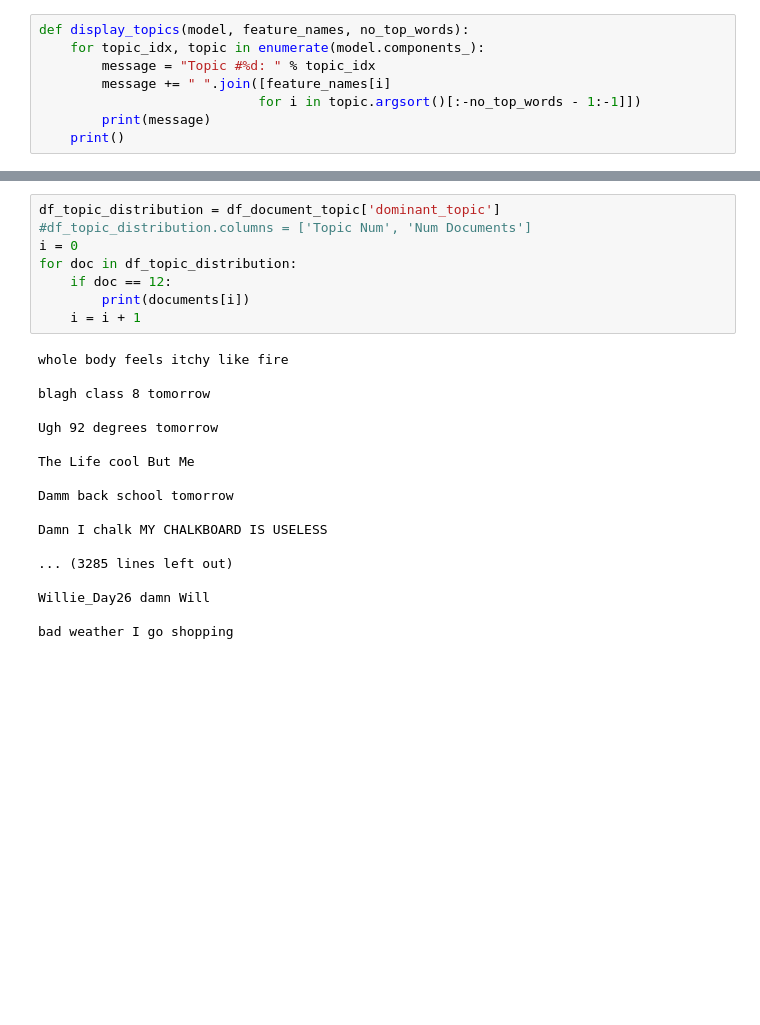
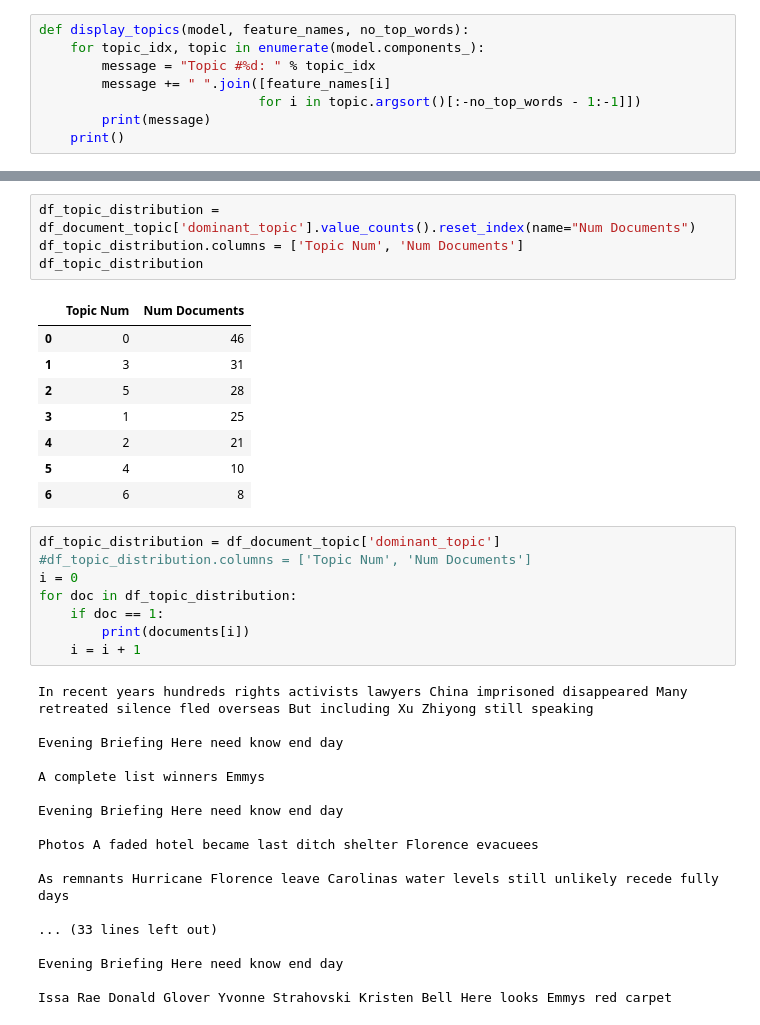
Before and after one commit to lucas-rocha/Twitter-Topics-Identification, a Jupyter notebook: LDA.ipynb, the cells around one changed output, grey strips where cells are left out. Cells and saved outputs as stored; diff of their text form; blank space fills up the shorter version.

```diff
--- a/LDA.ipynb
+++ b/LDA.ipynb
@@ -99,29 +90,42 @@ df_document_topics
+# %%
+df_topic_distribution = df_document_topic['dominant_topic'].value_counts().reset_index(name="Num Documents")
+df_topic_distribution.columns = ['Topic Num', 'Num Documents']
+df_topic_distribution
+# %% [output]
+|  | Topic Num | Num Documents |
+| 0 | 0 | 46 |
+| 1 | 3 | 31 |
+| 2 | 5 | 28 |
+| 3 | 1 | 25 |
+| 4 | 2 | 21 |
+| 5 | 4 | 10 |
+| 6 | 6 | 8 |
 # %%
 df_topic_distribution = df_document_topic['dominant_topic']
 #df_topic_distribution.columns = ['Topic Num', 'Num Documents']
 i = 0
 for doc in df_topic_distribution:
-    if doc == 12:
+    if doc == 1:
         print(documents[i])
     i = i + 1
 # %% [output]
-whole body feels itchy like fire
+In recent years hundreds rights activists lawyers China imprisoned disappeared Many retreated silence fled overseas But including Xu Zhiyong still speaking
 
-blagh class 8 tomorrow
+Evening Briefing Here need know end day
 
-Ugh 92 degrees tomorrow
+A complete list winners Emmys
 
-The Life cool But Me
+Evening Briefing Here need know end day
 
-Damm back school tomorrow
+Photos A faded hotel became last ditch shelter Florence evacuees
 
-Damn I chalk MY CHALKBOARD IS USELESS
+As remnants Hurricane Florence leave Carolinas water levels still unlikely recede fully days
 
-... (3285 lines left out)
+... (33 lines left out)
 
-Willie_Day26 damn Will
+Evening Briefing Here need know end day
 
-bad weather I go shopping
+Issa Rae Donald Glover Yvonne Strahovski Kristen Bell Here looks Emmys red carpet
 # %%
 import pyLDAvis
 import pyLDAvis.sklearn
```
Also changed, not shown: parts of 7 cells of this notebook.
